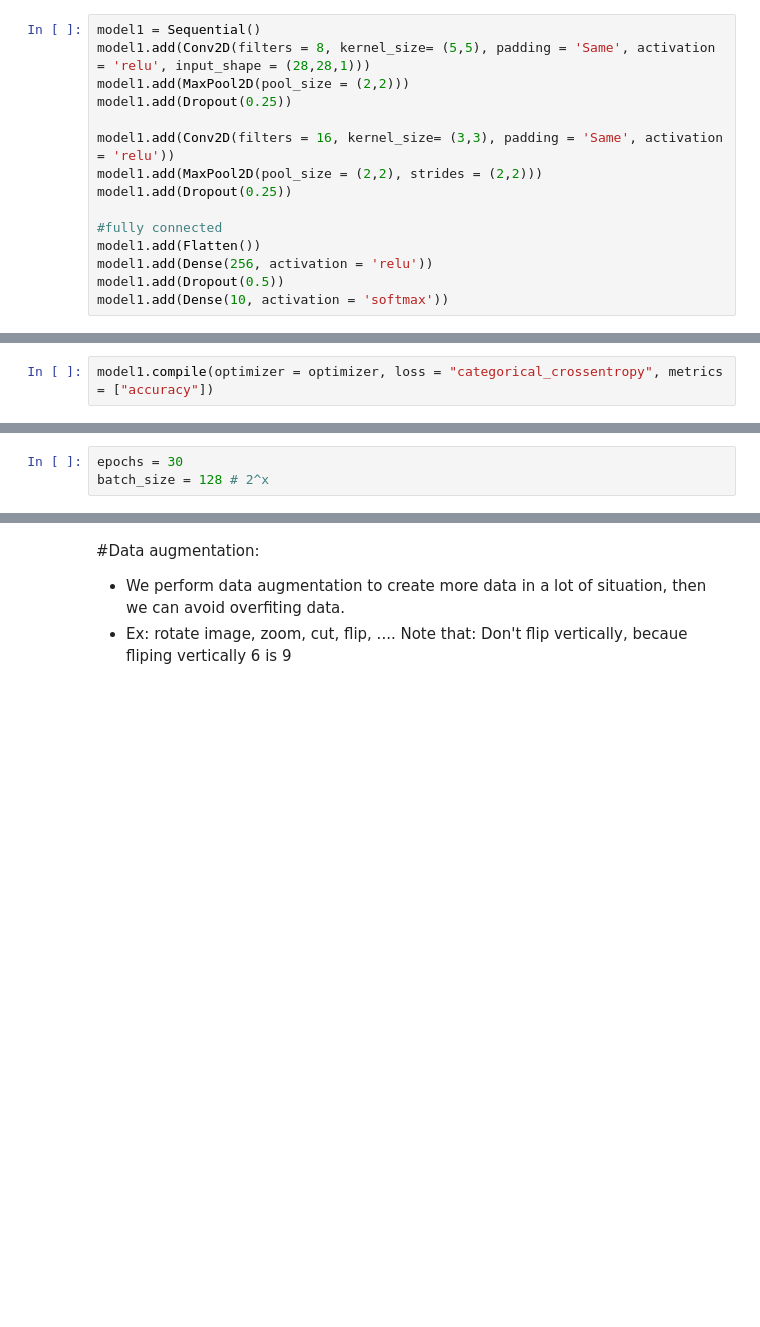
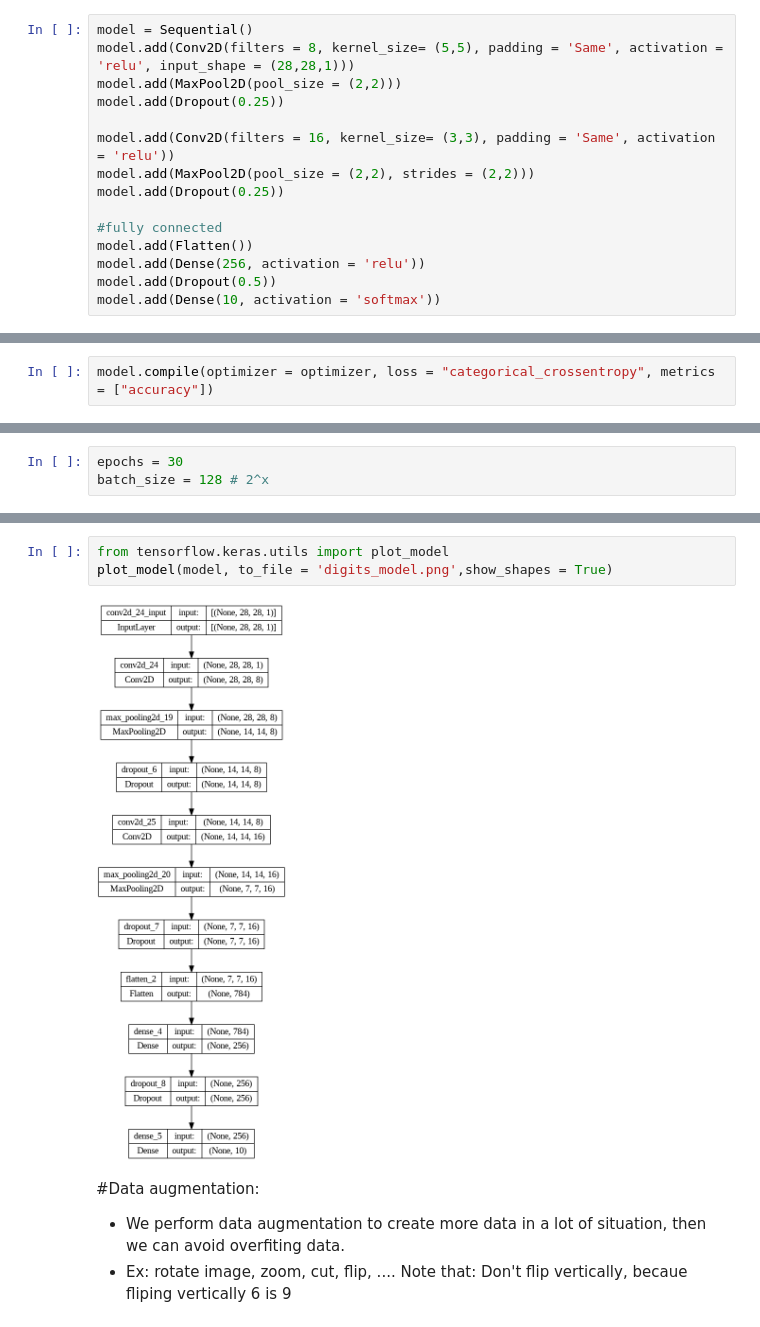
Before and after one commit to Tkag0001/Practice-ML-with-Digit-recognize-problem, a Jupyter notebook: code/Train_model.ipynb, the cells around one changed output, grey strips where cells are left out. Drawn from its saved outputs; the diff is of its cells as text; blank space fills up the shorter version.

Commit message:
Evaluate Model _ Final

```diff
--- a/code/Train_model.ipynb
+++ b/code/Train_model.ipynb
@@ -214,24 +214,24 @@ from tensorflow.keras.optimizers import Adam
 # %%
-model1 = Sequential()
-model1.add(Conv2D(filters = 8, kernel_size= (5,5), padding = 'Same', activation = 'relu', input_shape = (28,28,1)))
-model1.add(MaxPool2D(pool_size = (2,2)))
-model1.add(Dropout(0.25))
+model = Sequential()
+model.add(Conv2D(filters = 8, kernel_size= (5,5), padding = 'Same', activation = 'relu', input_shape = (28,28,1)))
+model.add(MaxPool2D(pool_size = (2,2)))
+model.add(Dropout(0.25))
 
-model1.add(Conv2D(filters = 16, kernel_size= (3,3), padding = 'Same', activation = 'relu'))
-model1.add(MaxPool2D(pool_size = (2,2), strides = (2,2)))
-model1.add(Dropout(0.25))
+model.add(Conv2D(filters = 16, kernel_size= (3,3), padding = 'Same', activation = 'relu'))
+model.add(MaxPool2D(pool_size = (2,2), strides = (2,2)))
+model.add(Dropout(0.25))
 
 #fully connected
-model1.add(Flatten())
-model1.add(Dense(256, activation = 'relu'))
-model1.add(Dropout(0.5))
-model1.add(Dense(10, activation = 'softmax'))
+model.add(Flatten())
+model.add(Dense(256, activation = 'relu'))
+model.add(Dropout(0.5))
+model.add(Dense(10, activation = 'softmax'))
 # %%
 optimizer = Adam(lr = 0.001, beta_1 = 0.9, beta_2 = 0.999)
 # %% [output]
 WARNING:absl:`lr` is deprecated in Keras optimizer, please use `learning_rate` or use the legacy optimizer, e.g.,tf.keras.optimizers.legacy.Adam.
 # %%
-model1.compile(optimizer = optimizer, loss = "categorical_crossentropy", metrics = ["accuracy"])
+model.compile(optimizer = optimizer, loss = "categorical_crossentropy", metrics = ["accuracy"])
 # %% [markdown]
 ###Epochs and Batch Size
 # %%
@@ -240,3 +262,8 @@ batch_size = 128 # 2^x
+# %%
+from tensorflow.keras.utils import plot_model
+plot_model(model, to_file = 'digits_model.png',show_shapes = True)
+# %% [output]
+[figure, added]
 # %% [markdown]
 #Data augmentation:
 
```
Also changed, not shown: parts of 17 cells of this notebook.
